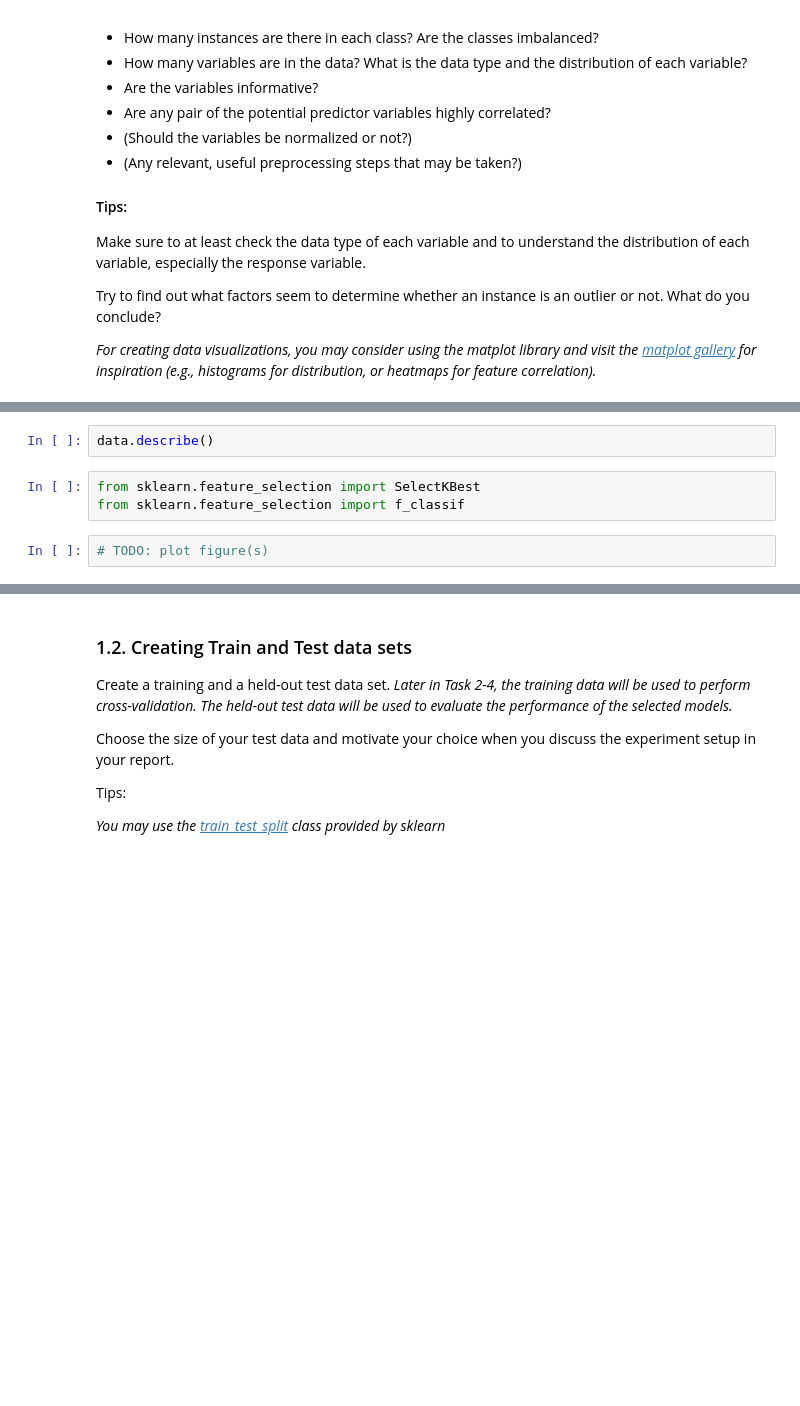
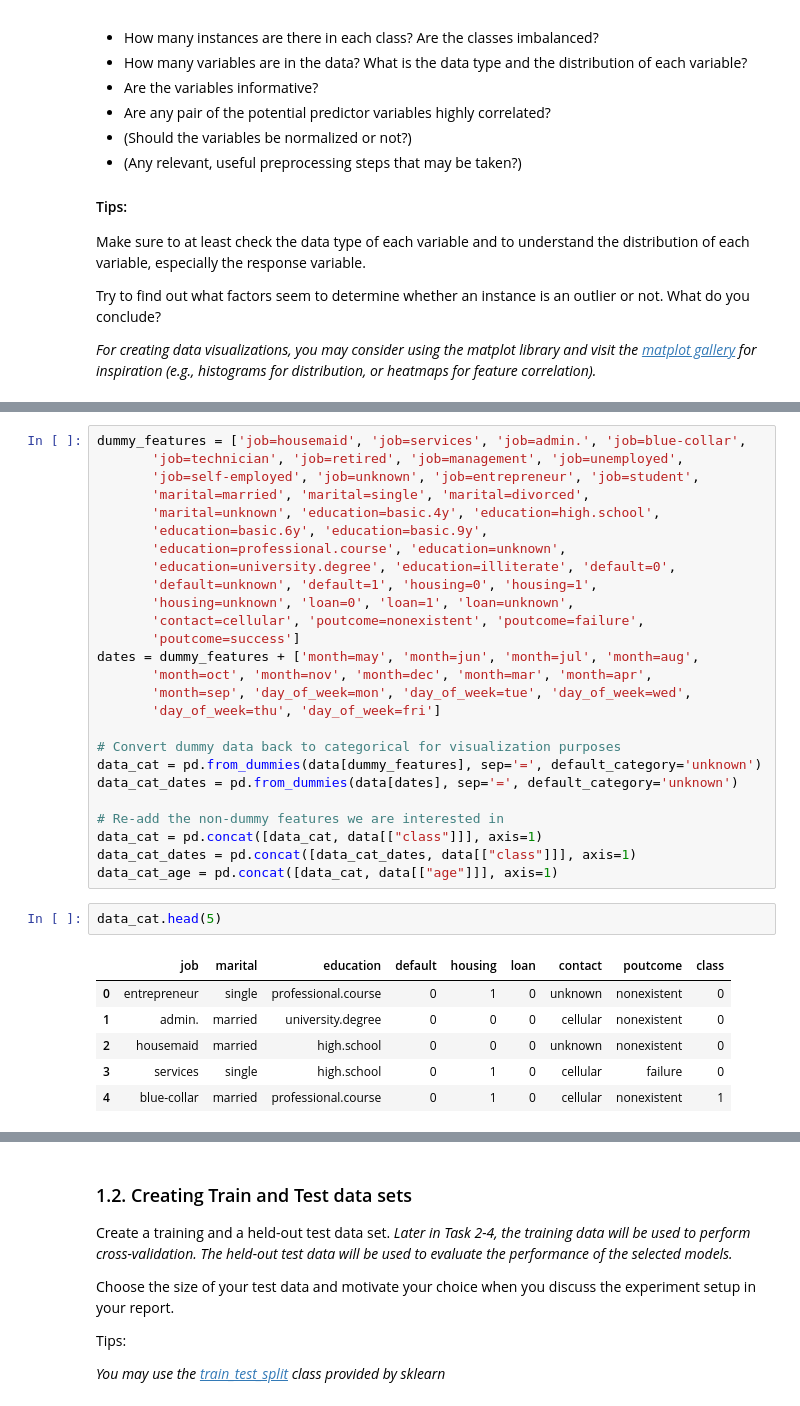
Before and after one commit to MacSuperior/APML, a Jupyter notebook: Assignment-1.ipynb, the cells around one changed output, grey strips where cells are left out. Cells and saved outputs as stored; diff of their text form; blank space fills up the shorter version.

```diff
--- a/Assignment-1.ipynb
+++ b/Assignment-1.ipynb
@@ -79,7 +120,35 @@ data.columns
-# %%
-data.describe()
-# %%
-from sklearn.feature_selection import SelectKBest
-from sklearn.feature_selection import f_classif
-# %%
-# TODO: plot figure(s)
+# %%
+dummy_features = ['job=housemaid', 'job=services', 'job=admin.', 'job=blue-collar',
+       'job=technician', 'job=retired', 'job=management', 'job=unemployed',
+       'job=self-employed', 'job=unknown', 'job=entrepreneur', 'job=student',
+       'marital=married', 'marital=single', 'marital=divorced',
+       'marital=unknown', 'education=basic.4y', 'education=high.school',
+       'education=basic.6y', 'education=basic.9y',
+       'education=professional.course', 'education=unknown',
+       'education=university.degree', 'education=illiterate', 'default=0',
+       'default=unknown', 'default=1', 'housing=0', 'housing=1',
+       'housing=unknown', 'loan=0', 'loan=1', 'loan=unknown',
+       'contact=cellular', 'poutcome=nonexistent', 'poutcome=failure',
+       'poutcome=success']
+dates = dummy_features + ['month=may', 'month=jun', 'month=jul', 'month=aug',
+       'month=oct', 'month=nov', 'month=dec', 'month=mar', 'month=apr',
+       'month=sep', 'day_of_week=mon', 'day_of_week=tue', 'day_of_week=wed',
+       'day_of_week=thu', 'day_of_week=fri']
+
+# Convert dummy data back to categorical for visualization purposes
+data_cat = pd.from_dummies(data[dummy_features], sep='=', default_category='unknown')
+data_cat_dates = pd.from_dummies(data[dates], sep='=', default_category='unknown')
+
+# Re-add the non-dummy features we are interested in
+data_cat = pd.concat([data_cat, data[["class"]]], axis=1)
+data_cat_dates = pd.concat([data_cat_dates, data[["class"]]], axis=1)
+data_cat_age = pd.concat([data_cat, data[["age"]]], axis=1)
+# %%
+data_cat.head(5)
+# %% [output]
+|  | job | marital | education | default | housing | loan | contact | poutcome | class |
+| 0 | entrepreneur | single | professional.course | 0 | 1 | 0 | unknown | nonexistent | 0 |
+| 1 | admin. | married | university.degree | 0 | 0 | 0 | cellular | nonexistent | 0 |
+| 2 | housemaid | married | high.school | 0 | 0 | 0 | unknown | nonexistent | 0 |
+| 3 | services | single | high.school | 0 | 1 | 0 | cellular | failure | 0 |
+| 4 | blue-collar | married | professional.course | 0 | 1 | 0 | cellular | nonexistent | 1 |
```
Also changed, not shown: parts of 16 cells of this notebook.
